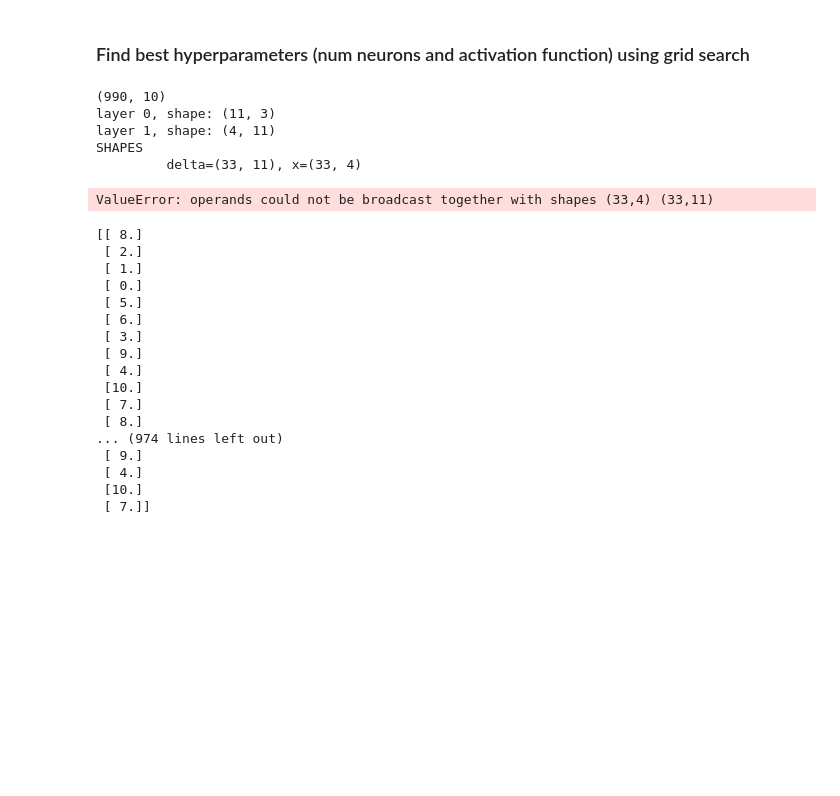
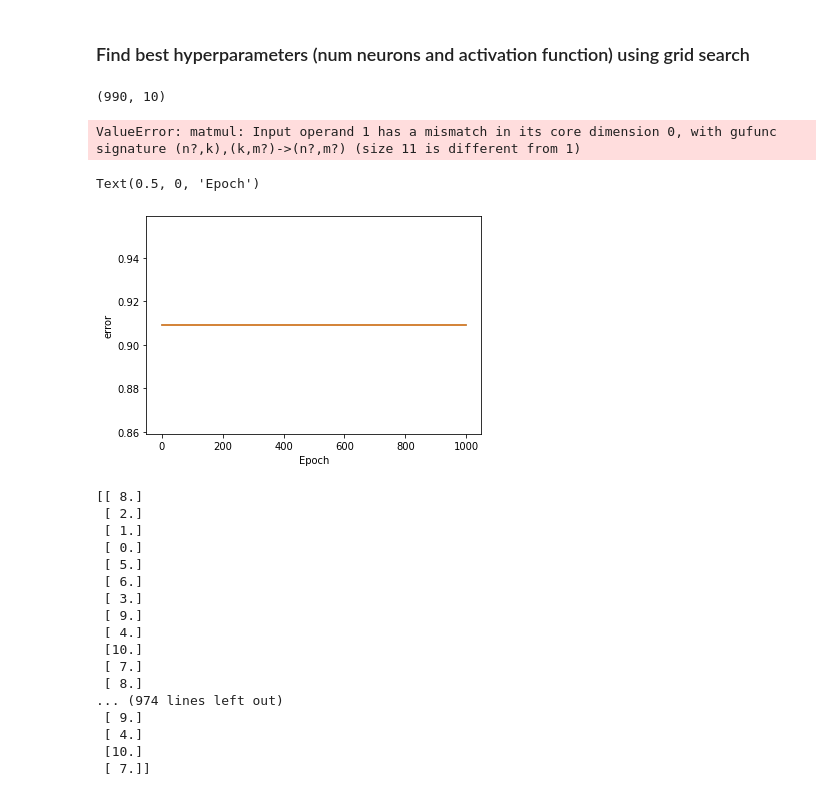
Before and after one commit to jeffcav/ml-from-scratch, a Jupyter notebook: list4-q2.ipynb, the cells around one changed output. Saved outputs shown, nothing was run; the diff lists cells and outputs as text; code cells hidden in the pictures; blank space fills up the shorter version.

```diff
--- a/list4-q2.ipynb
+++ b/list4-q2.ipynb
@@ -66,10 +66,10 @@ solver = BackpropSGD(epochs=1000,
                     regularization=0.001,
                     momentum=0.8,
                     batch_size=32,
-                    metrics=ClassificationError())
+                    metrics=ClassificationError()) # WARNING: this is binary, we should use another metric
 
 layers = (
-    (3, Sigmoid()),
+    (22, Sigmoid()),
     (11, Sigmoid()),
 )
 
@@ -77,11 +77,16 @@ mlp = MLP(layers=layers, solver=solver)
 train_err, test_err = mlp.fit(X_train_scaled, y_train, X_test_scaled, y_test)
 # %% [output]
 (990, 10)
-layer 0, shape: (11, 3)
-layer 1, shape: (4, 11)
-SHAPES
-         delta=(33, 11), x=(33, 4)
-ValueError: operands could not be broadcast together with shapes (33,4) (33,11)
+ValueError: matmul: Input operand 1 has a mismatch in its core dimension 0, with gufunc signature (n?,k),(k,m?)->(n?,m?) (size 11 is different from 1)
+# %%
+plt.plot(train_err)
+plt.plot(test_err)
+
+plt.ylabel("error")
+plt.xlabel("Epoch")
+# %% [output]
+Text(0.5, 0, 'Epoch')
+[figure, added]
 # %%
 print(y)
 # %% [output]
```
Also changed, not shown: 1 other file.
